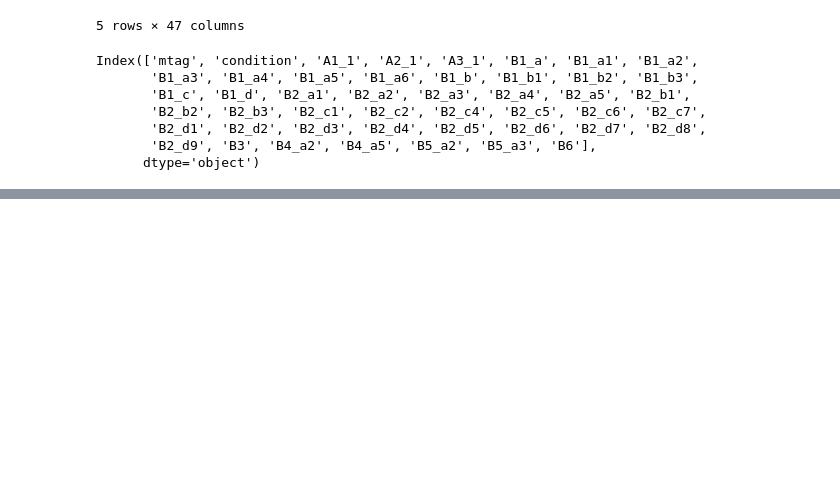
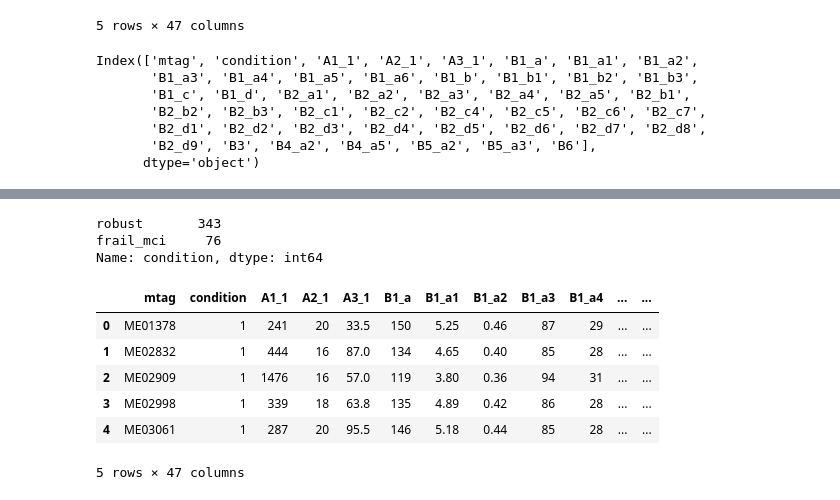
Before and after one commit to Shahidan101/cognitive-frailty-classification, a Jupyter notebook: CFClassification.ipynb, the cells around one changed output, grey strips where cells are left out. Saved outputs shown, nothing was run; the diff lists cells and outputs as text; code cells hidden in the pictures; blank space fills up the shorter version.

```diff
--- a/CFClassification.ipynb
+++ b/CFClassification.ipynb
@@ -1738,0 +1504,25 @@ weighted avg       0.84      0.84      0.83       203
+# %%
+# Pre-parse the dataset
+data2 = preprocess("rawfile_blood.csv")
+
+# for i in range(0, len(data1)):
+# 	if data1.at[i, 'condition'] == 'frail':
+# 		data1.at[i, 'condition'] = 'non-robust'
+# 	elif data1.at[i, 'condition'] == 'frail_mci':
+# 		data1.at[i, 'condition'] = 'non-robust'
+# 	elif data1.at[i, 'condition'] == 'mci':
+# 		data1.at[i, 'condition'] = 'non-robust'
+# 	elif data1.at[i, 'condition'] == 'prefrail_mci':
+# 		data1.at[i, 'condition'] = 'non-robust'
+# 	elif data1.at[i, 'condition'] == 'prefrail':
+# 		data1.at[i, 'condition'] = 'non-robust'
+# 	elif data1.at[i, 'condition'] == 'robust':
+# 		data1.at[i, 'condition'] = 'robust'
+
+df1 = data2[data2.condition == 'frail_mci']
+df1 = df1.reset_index(drop=True)
+
+df2 = data2[data2.condition == 'robust']
+df2 = df2.reset_index(drop=True)
+
+data2 = pd.concat([df1, df2], ignore_index=True)
@@ -1738,0 +1547,21 @@ weighted avg       0.84      0.84      0.83       203
+# %%
+c = data2['condition'].value_counts()
+condition = c.index
+c
+# %% [output]
+robust       343
+frail_mci     76
+Name: condition, dtype: int64
+# %%
+for i in range(len(condition)):
+    data2['condition'].replace(condition[i], i, inplace = True)
+
+data2.head()
+# %% [output]
+|  | mtag | condition | A1_1 | A2_1 | A3_1 | B1_a | B1_a1 | B1_a2 | B1_a3 | B1_a4 | ... | ... |
+| 0 | ME01378 | 1 | 241 | 20 | 33.5 | 150 | 5.25 | 0.46 | 87 | 29 | ... | ... |
+| 1 | ME02832 | 1 | 444 | 16 | 87.0 | 134 | 4.65 | 0.40 | 85 | 28 | ... | ... |
+| 2 | ME02909 | 1 | 1476 | 16 | 57.0 | 119 | 3.80 | 0.36 | 94 | 31 | ... | ... |
+| 3 | ME02998 | 1 | 339 | 18 | 63.8 | 135 | 4.89 | 0.42 | 86 | 28 | ... | ... |
+| 4 | ME03061 | 1 | 287 | 20 | 95.5 | 146 | 5.18 | 0.44 | 85 | 28 | ... | ... |
+5 rows × 47 columns
```
Also changed, not shown: parts of 134 cells of this notebook, 25 other files.
